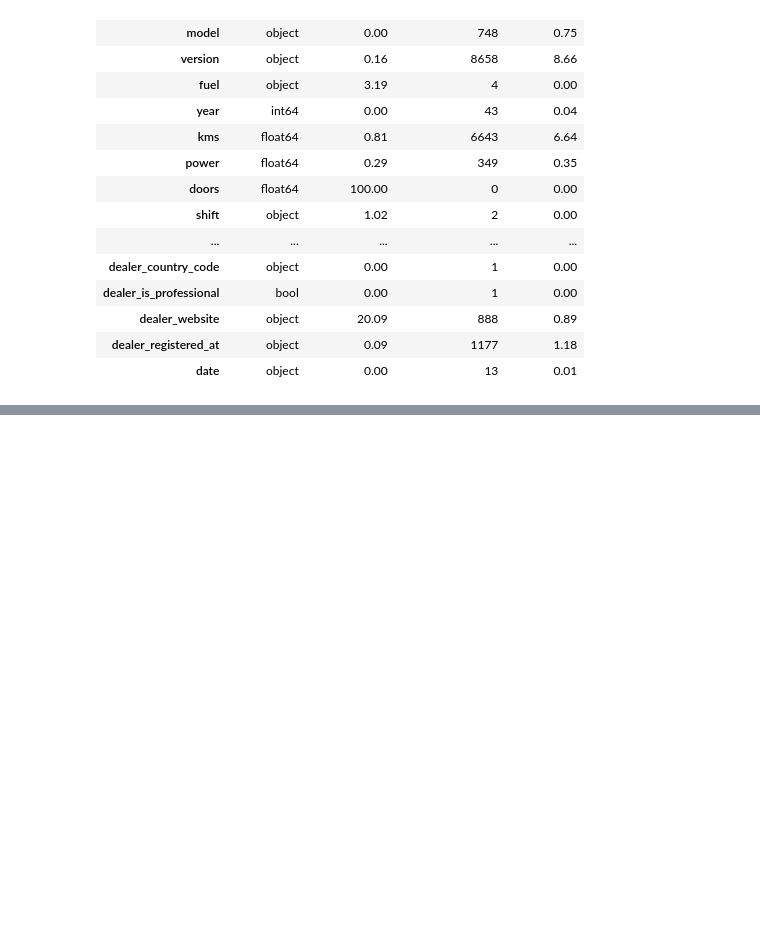
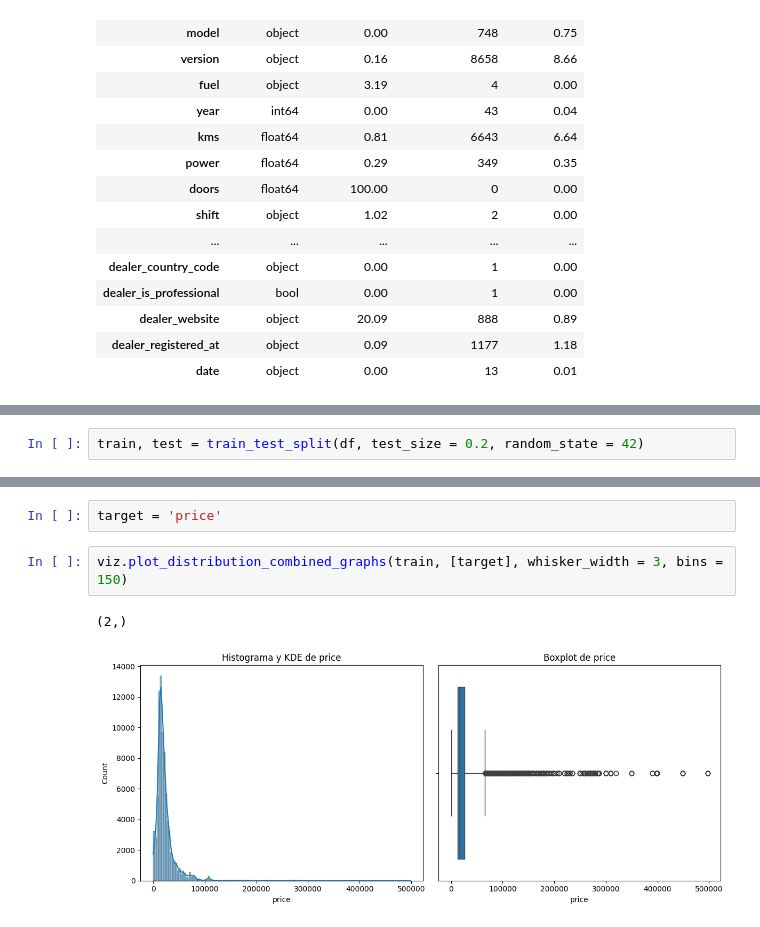
Before and after one commit to mPuchadesdo/ML_Coches-de-segunda-mano, a Jupyter notebook: src/notebooks/data_exploration.ipynb, the cells around one changed output, grey strips where cells are left out. Drawn from its saved outputs; the diff is of its cells as text; blank space fills up the shorter version.

```diff
--- a/src/notebooks/data_exploration.ipynb
+++ b/src/notebooks/data_exploration.ipynb
@@ -249,0 +255,2 @@ df.sample(10)
+# %%
+train, test = train_test_split(df, test_size = 0.2, random_state = 42)
@@ -249,0 +265,7 @@ df.sample(10)
+# %%
+target = 'price'
+# %%
+viz.plot_distribution_combined_graphs(train, [target], whisker_width = 3, bins = 150)
+# %% [output]
+(2,)
+[figure, added]
```
Also changed, not shown: parts of 35 cells of this notebook, 1 other file.
